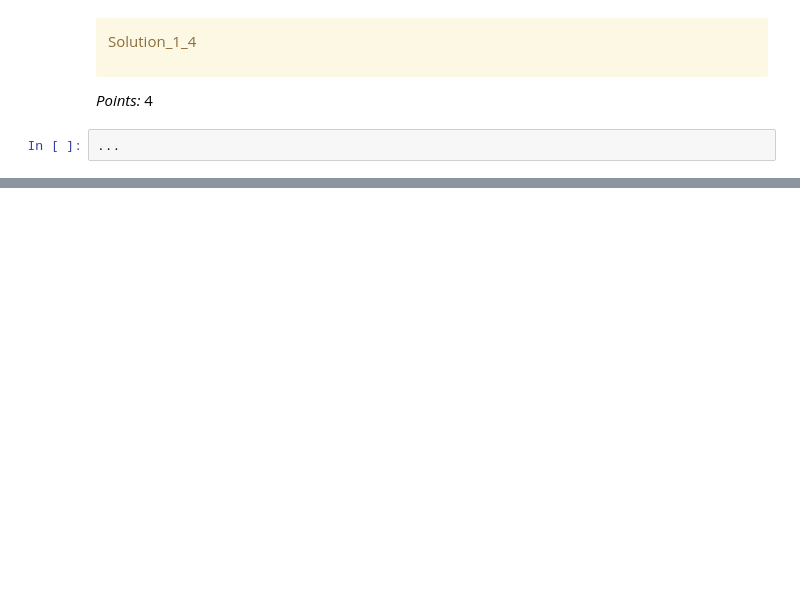
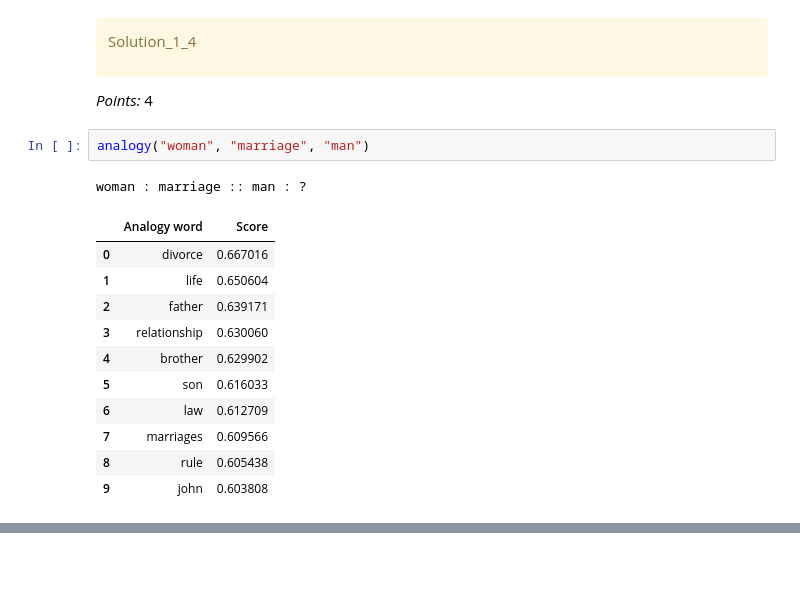
Before and after one commit to aneeshanavlakha/hw7, a Jupyter notebook: hw7.ipynb, the cells around one changed output, grey strips where cells are left out. Saved outputs shown, nothing was run; the diff lists cells and outputs as text; blank space fills up the shorter version.

```diff
--- a/hw7.ipynb
+++ b/hw7.ipynb
@@ -254,4 +353,17 @@ Solution_1_4
 
 _Points:_ 4
 # %%
-...
+analogy("woman", "marriage", "man")
+# %% [output]
+woman : marriage :: man : ?
+|  | Analogy word | Score |
+| 0 | divorce | 0.667016 |
+| 1 | life | 0.650604 |
+| 2 | father | 0.639171 |
+| 3 | relationship | 0.630060 |
+| 4 | brother | 0.629902 |
+| 5 | son | 0.616033 |
+| 6 | law | 0.612709 |
+| 7 | marriages | 0.609566 |
+| 8 | rule | 0.605438 |
+| 9 | john | 0.603808 |
```
Also changed, not shown: parts of 21 cells of this notebook.
